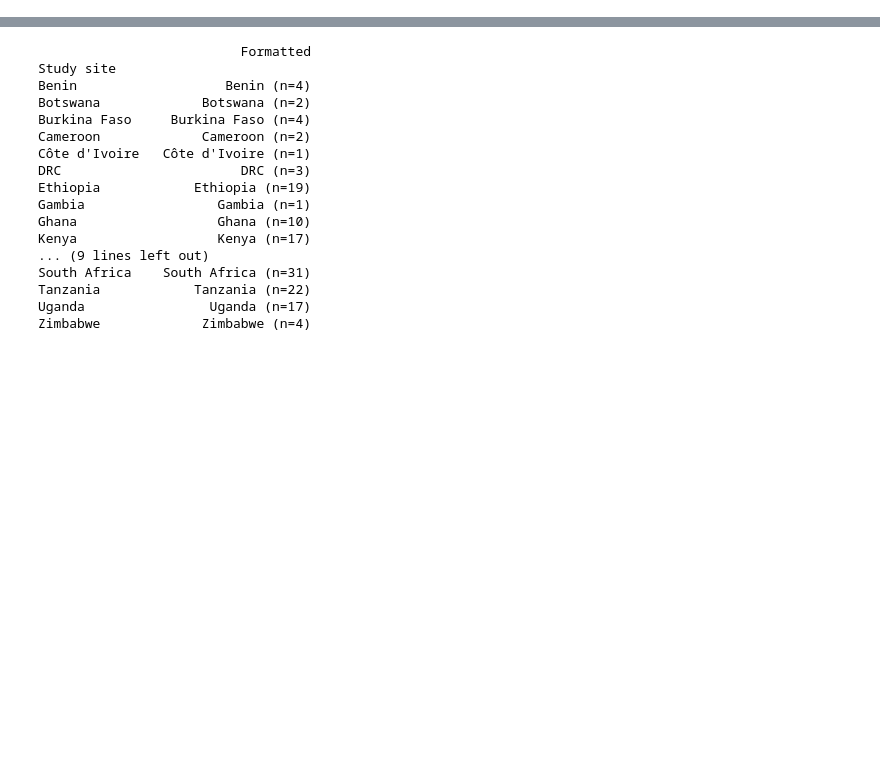
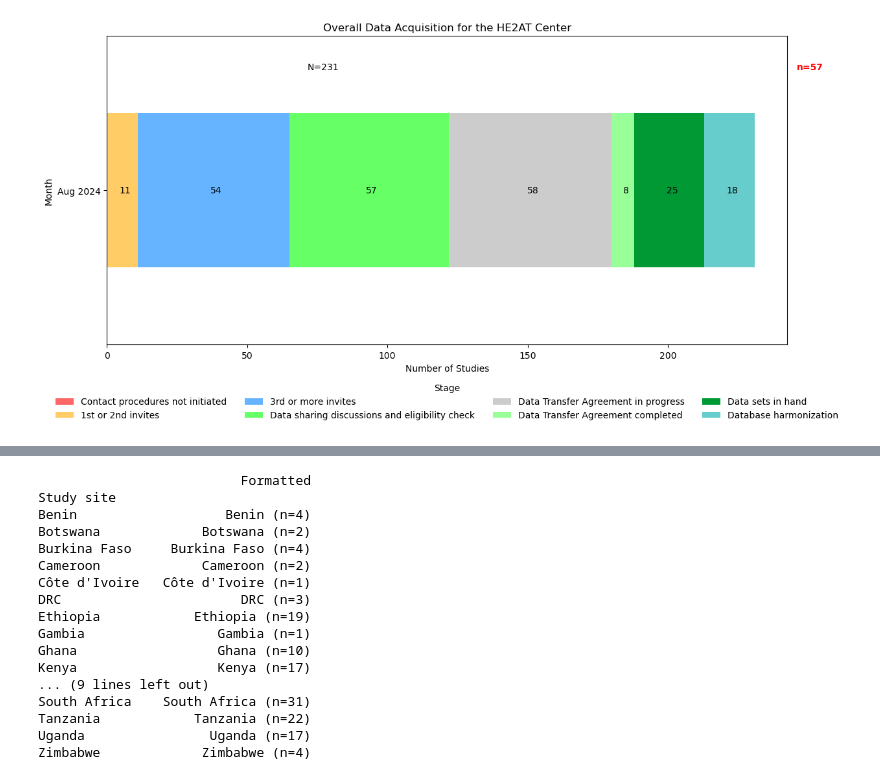
Before and after one commit to Logic06183/Heat_Project-1, a Jupyter notebook: RP2_report_0425.ipynb, the cells around one changed output, grey strips where cells are left out. Saved outputs shown, nothing was run; the diff lists cells and outputs as text; code cells hidden in the pictures; blank space fills up the shorter version.

```diff
--- a/RP2_report_0425.ipynb
+++ b/RP2_report_0425.ipynb
@@ -328,0 +329,57 @@ plot_cumulative_stacked_bar_chart(
+# %%
+import pandas as pd
+import matplotlib.pyplot as plt
+
+# Function to combine and plot the cumulative stacked bar chart
+def plot_cumulative_stacked_bar_chart(dfs, title, last_n_months=1, color_map=None, stage_order=None):
+    combined_df = pd.DataFrame()
+    for df in dfs:
+        df = df.set_index('Stage').reindex(stage_order).reset_index()
+        stages_df = df[~df['Stage'].str.contains("Total")]
+        if combined_df.empty:
+            combined_df = stages_df
+        else:
+            combined_df = combined_df.set_index('Stage').add(stages_df.set_index('Stage'), fill_value=0).reset_index()
+    transposed_df = combined_df.set_index('Stage').transpose()
+    transposed_df = transposed_df.iloc[-last_n_months:]
+
+    # Exclude 'Ineligible/declined participation/data currently unavailable' from the plot
+    plot_df = transposed_df.drop(columns=['Ineligible/declined participation/data currently unavailable'], errors='ignore')
+
+    fig, ax = plt.subplots(figsize=(15, 7))  # Adjusted figure size for a longer bar
+    bars = plot_df.plot(kind='barh', stacked=True, ax=ax, color=[color_map.get(x, '#333333') for x in stage_order if x in plot_df.columns])
+
+    for bar in bars.containers:
+        labels = [f'{v.get_width():.0f}' if v.get_width() != 0 else '' for v in bar]
+        ax.bar_label(bar, labels=labels, label_type='center', padding=3)
+
+    for i, month in enumerate(transposed_df.index):
+        month_data = transposed_df.loc[month]
+        cumulative_width = float(month_data.drop('Ineligible/declined participation/data currently unavailable', errors='ignore').sum())
+        excluded_width = float(month_data.get('Ineligible/declined participation/data currently unavailable', 0))
+
+        y_position = i + 0.4
+        # Adjust the positions of the N= and n= labels
+        ax.text(cumulative_width / 3, y_position, f"N={cumulative_width:.0f}", ha='center', va='center')
+        if excluded_width > 0:
+            ax.text(cumulative_width + 15, y_position, f"n={excluded_width:.0f}", ha='left', va='center', color='red', fontsize=10, fontweight='bold')
+
+    ax.set_yticklabels([x.strftime('%b %Y') for x in transposed_df.index])
+    legend_labels = ['Contact procedures not initiated', '1st or 2nd invites', '3rd or more invites', 'Data sharing discussions and eligibility check', 'Data Transfer Agreement in progress', 'Data Transfer Agreement completed', 'Data sets in hand', 'Database harmonization']
+    ax.legend(title='Stage', labels=legend_labels, loc='upper center', bbox_to_anchor=(0.5, -0.1), ncol=len(stage_order)//2, frameon=False)
+    plt.subplots_adjust(left=0.15, bottom=0.2, right=0.85)
+    ax.set_title(title)
+    ax.set_ylabel('Month')
+    ax.set_xlabel('Number of Studies')
+    plt.show()
+
+# Assuming df_rp1, df_abj, df_jhb, color_map, stage_order are already defined
+plot_cumulative_stacked_bar_chart(
+    [df_rp1, df_abj, df_jhb],
+    'Overall Data Acquisition for the HE2AT Center',
+    last_n_months=1,
+    color_map=color_map,
+    stage_order=stage_order
+)
+# %% [output]
+[figure, added]
```
Also changed, not shown: parts of 7 cells of this notebook, 7 other files.
